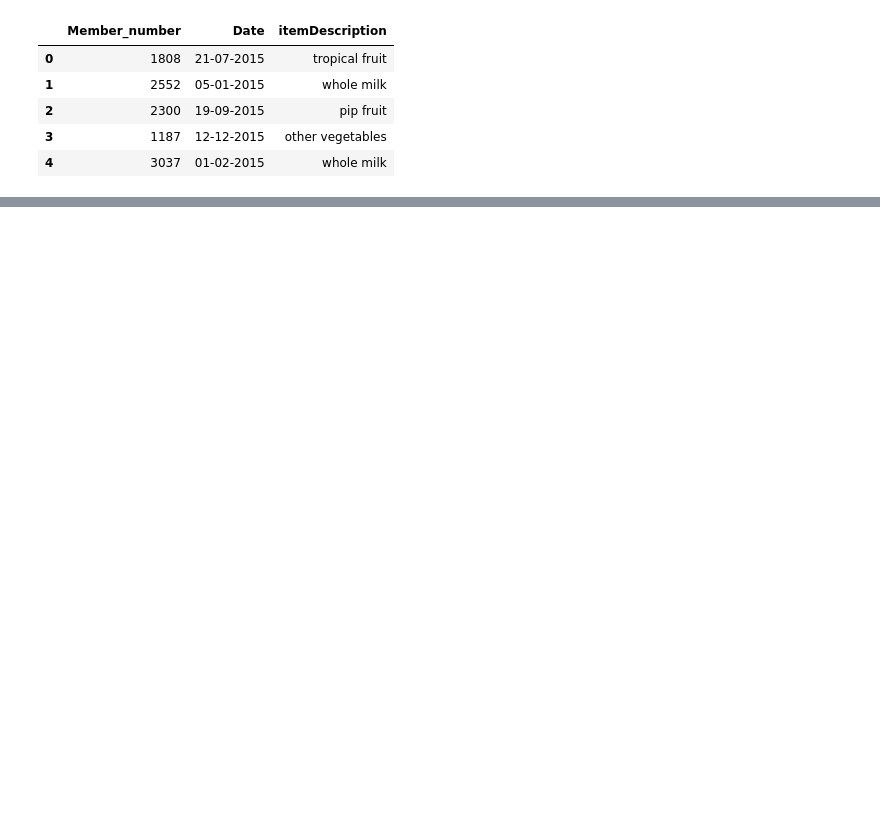
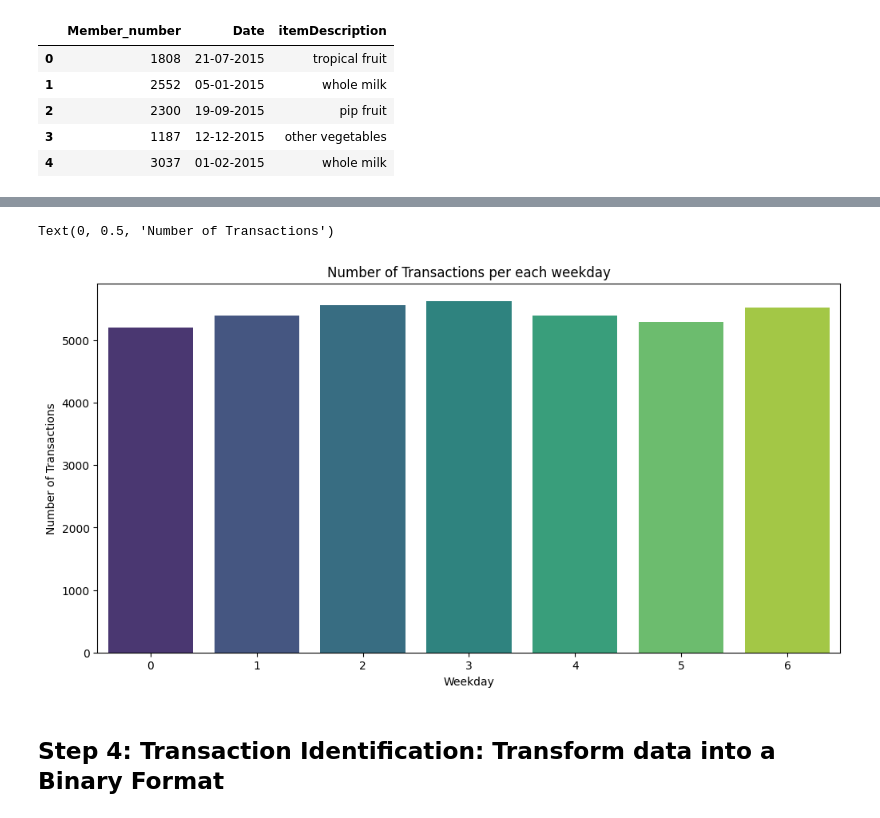
Before and after one commit to Vhickyem/Market-Basket-Analysis-on-Groceries-Dataset, a Jupyter notebook: code.ipynb, the cells around one changed output, grey strips where cells are left out. Saved outputs shown, nothing was run; the diff lists cells and outputs as text; code cells hidden in the pictures; blank space fills up the shorter version.

```diff
--- a/code.ipynb
+++ b/code.ipynb
@@ -18,0 +137,15 @@ grocery.head()
+# %%
+# throughout the days
+
+trans_per_day = grocery.groupby("Day").size()
+
+plt.figure(figsize=(12,6))
+sns.barplot(x=trans_per_day.index, y=trans_per_day.values, palette='viridis')
+plt.title("Number of Transactions per each weekday")
+plt.xlabel("Weekday")
+plt.ylabel("Number of Transactions")
+# %% [output]
+Text(0, 0.5, 'Number of Transactions')
+[figure, added]
+# %% [markdown]
+## Step 4: Transaction Identification: Transform data into a Binary Format
```
Also changed, not shown: parts of 24 cells of this notebook.
